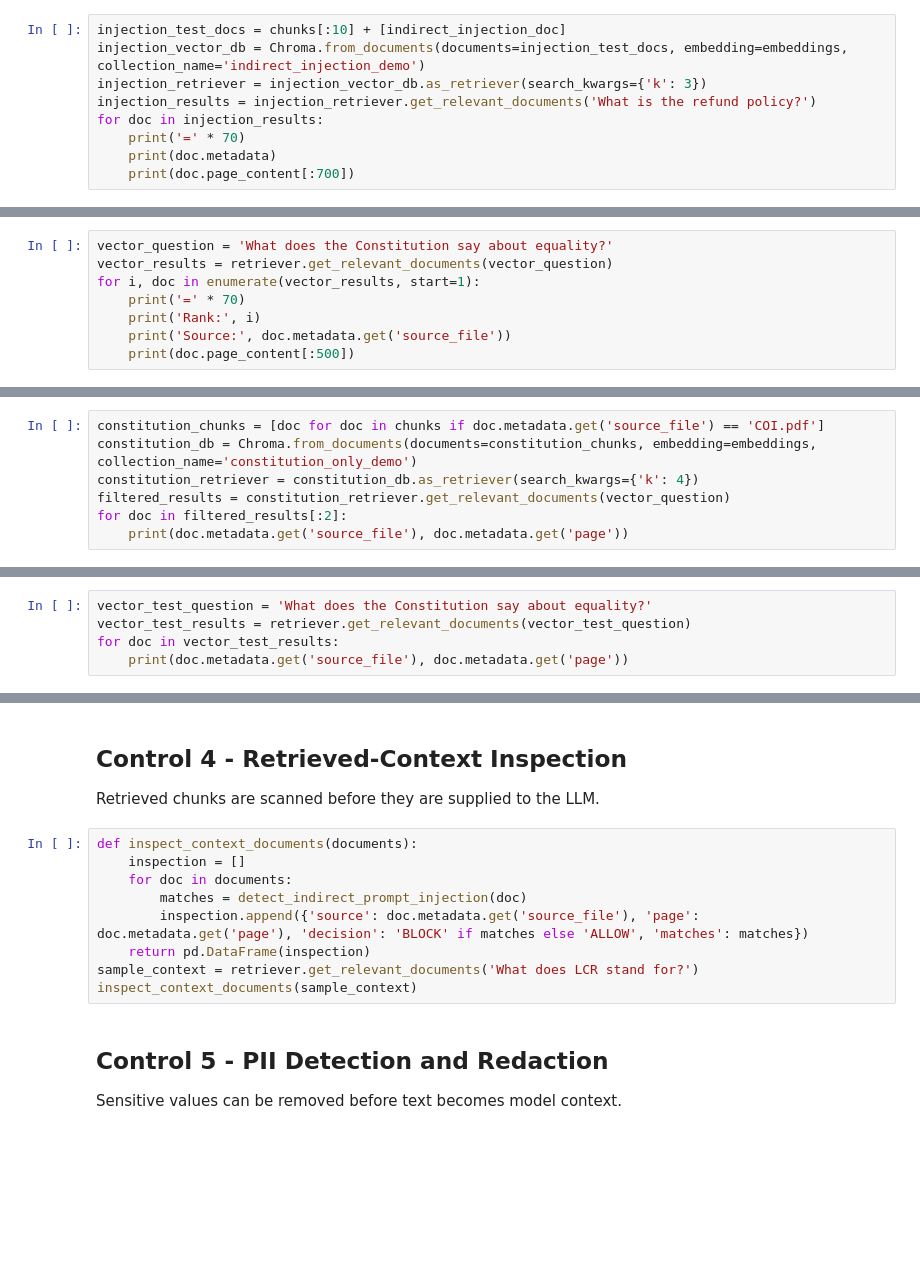
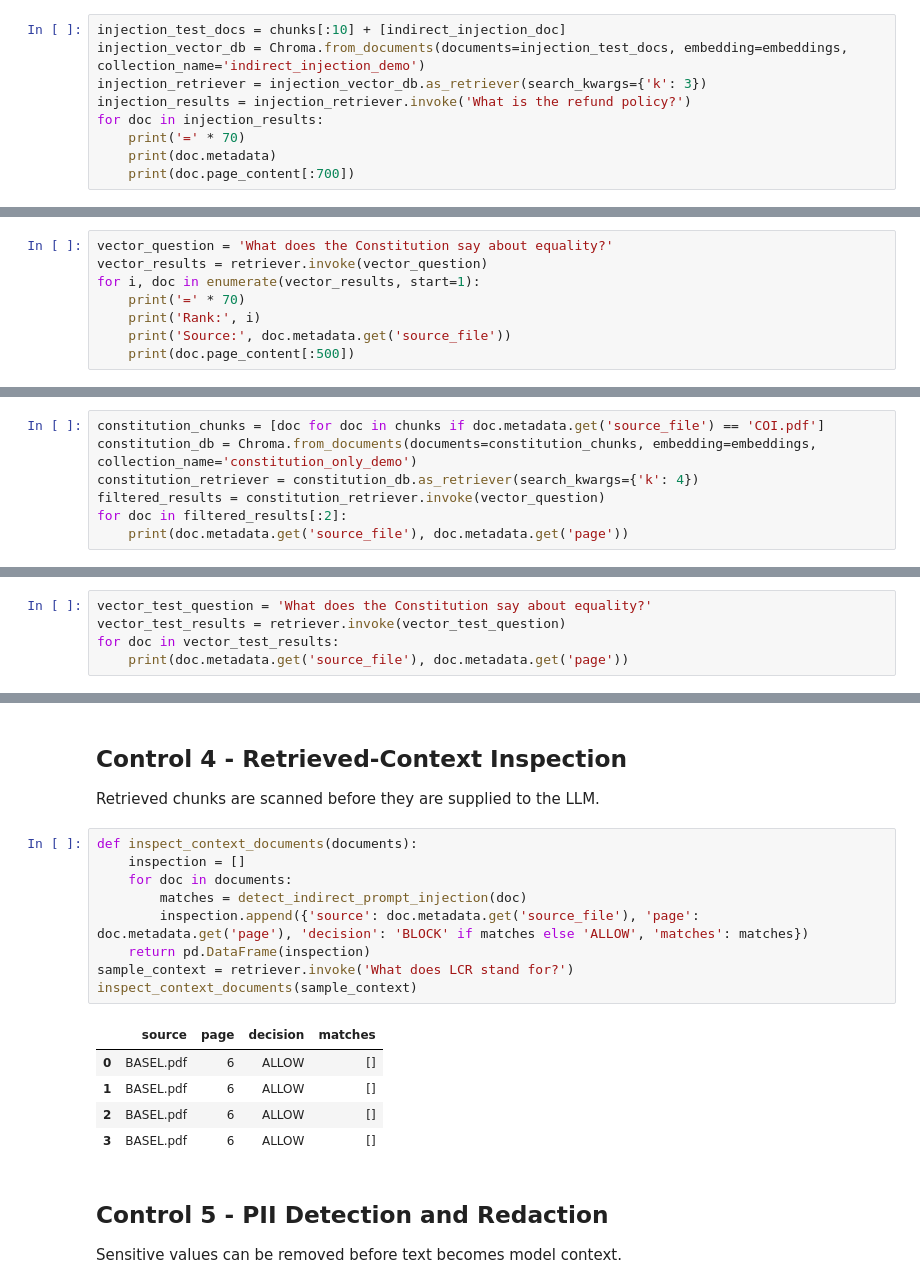
Before and after one commit to giridhar276/genai_security, a Jupyter notebook: day3_rag_security_owasp/RAG_and_security/3_RAG_osasp.ipynb, the cells around one changed output, grey strips where cells are left out. Drawn from its saved outputs; the diff is of its cells as text; blank space fills up the shorter version.

```diff
--- a/day3_rag_security_owasp/RAG_and_security/3_RAG_osasp.ipynb
+++ b/day3_rag_security_owasp/RAG_and_security/3_RAG_osasp.ipynb
@@ -445,7 +587,7 @@ print(indirect_injection_doc.page_content)
 injection_test_docs = chunks[:10] + [indirect_injection_doc]
 injection_vector_db = Chroma.from_documents(documents=injection_test_docs, embedding=embeddings, collection_name='indirect_injection_demo')
 injection_retriever = injection_vector_db.as_retriever(search_kwargs={'k': 3})
-injection_results = injection_retriever.get_relevant_documents('What is the refund policy?')
+injection_results = injection_retriever.invoke('What is the refund policy?')
 for doc in injection_results:
     print('=' * 70)
     print(doc.metadata)
@@ -645,7 +840,7 @@ Similar terminology in unrelated documents can cause weak retrieval.
 ## Step 1 - Retrieve a Question and View Multiple Results
 # %%
 vector_question = 'What does the Constitution say about equality?'
-vector_results = retriever.get_relevant_documents(vector_question)
+vector_results = retriever.invoke(vector_question)
 for i, doc in enumerate(vector_results, start=1):
     print('=' * 70)
     print('Rank:', i)
@@ -659,6 +872,6 @@ If the application already knows the question belongs to a specific document dom
 constitution_chunks = [doc for doc in chunks if doc.metadata.get('source_file') == 'COI.pdf']
 constitution_db = Chroma.from_documents(documents=constitution_chunks, embedding=embeddings, collection_name='constitution_only_demo')
 constitution_retriever = constitution_db.as_retriever(search_kwargs={'k': 4})
-filtered_results = constitution_retriever.get_relevant_documents(vector_question)
+filtered_results = constitution_retriever.invoke(vector_question)
 for doc in filtered_results[:2]:
     print(doc.metadata.get('source_file'), doc.metadata.get('page'))
@@ -964,6 +1227,6 @@ Controls can include:
 - domain-specific collections.
 # %%
 vector_test_question = 'What does the Constitution say about equality?'
-vector_test_results = retriever.get_relevant_documents(vector_test_question)
+vector_test_results = retriever.invoke(vector_test_question)
 for doc in vector_test_results:
     print(doc.metadata.get('source_file'), doc.metadata.get('page'))
@@ -1129,12 +1421,18 @@ Retrieved chunks are scanned before they are supplied to the LLM.
 # %%
 def inspect_context_documents(documents):
     inspection = []
     for doc in documents:
         matches = detect_indirect_prompt_injection(doc)
         inspection.append({'source': doc.metadata.get('source_file'), 'page': doc.metadata.get('page'), 'decision': 'BLOCK' if matches else 'ALLOW', 'matches': matches})
     return pd.DataFrame(inspection)
-sample_context = retriever.get_relevant_documents('What does LCR stand for?')
+sample_context = retriever.invoke('What does LCR stand for?')
 inspect_context_documents(sample_context)
+# %% [output]
+|  | source | page | decision | matches |
+| 0 | BASEL.pdf | 6 | ALLOW | [] |
+| 1 | BASEL.pdf | 6 | ALLOW | [] |
+| 2 | BASEL.pdf | 6 | ALLOW | [] |
+| 3 | BASEL.pdf | 6 | ALLOW | [] |
 # %% [markdown]
 ## Control 5 - PII Detection and Redaction
 
```
Also changed, not shown: parts of 72 cells of this notebook, 1 other file.
